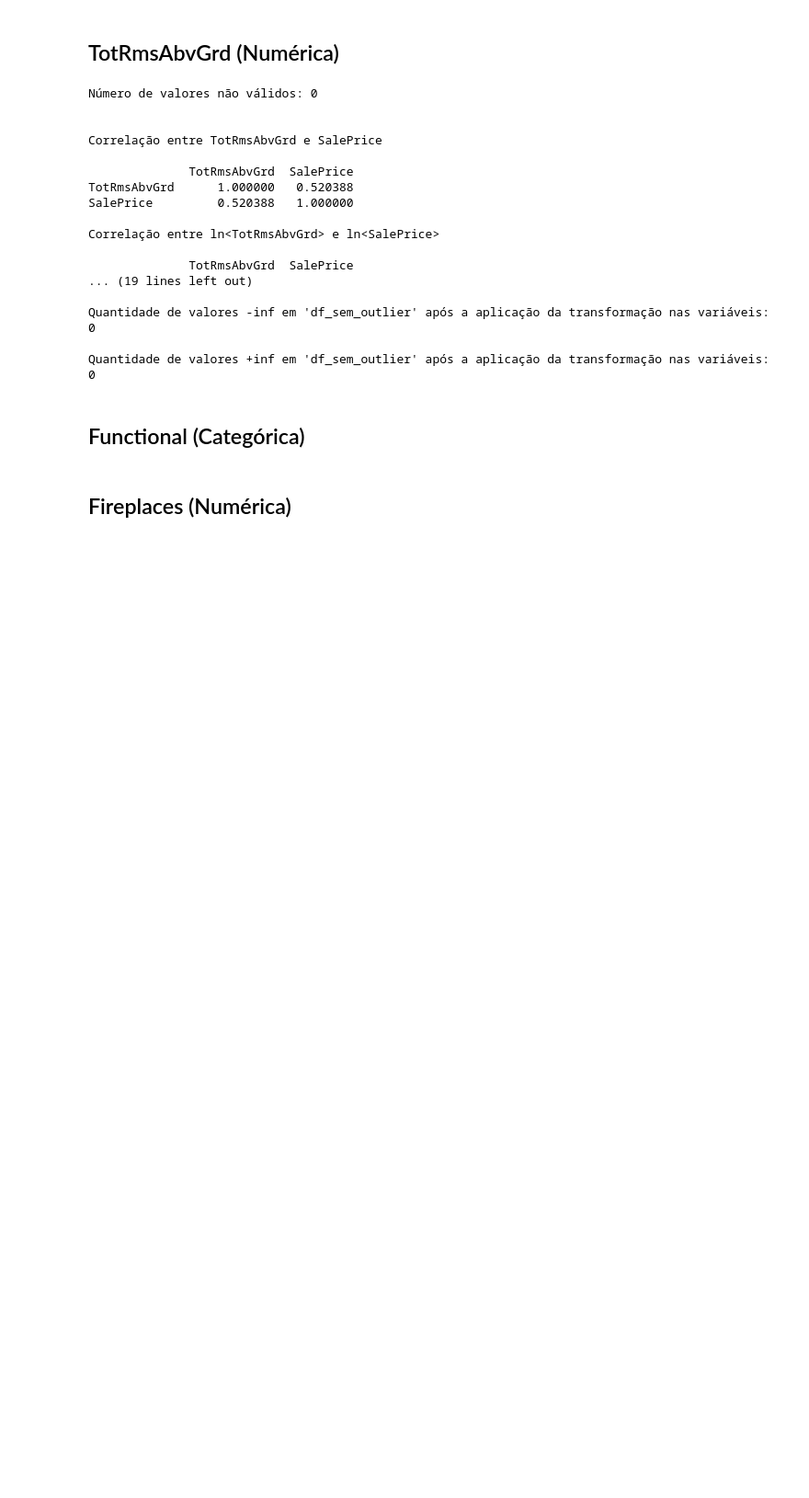
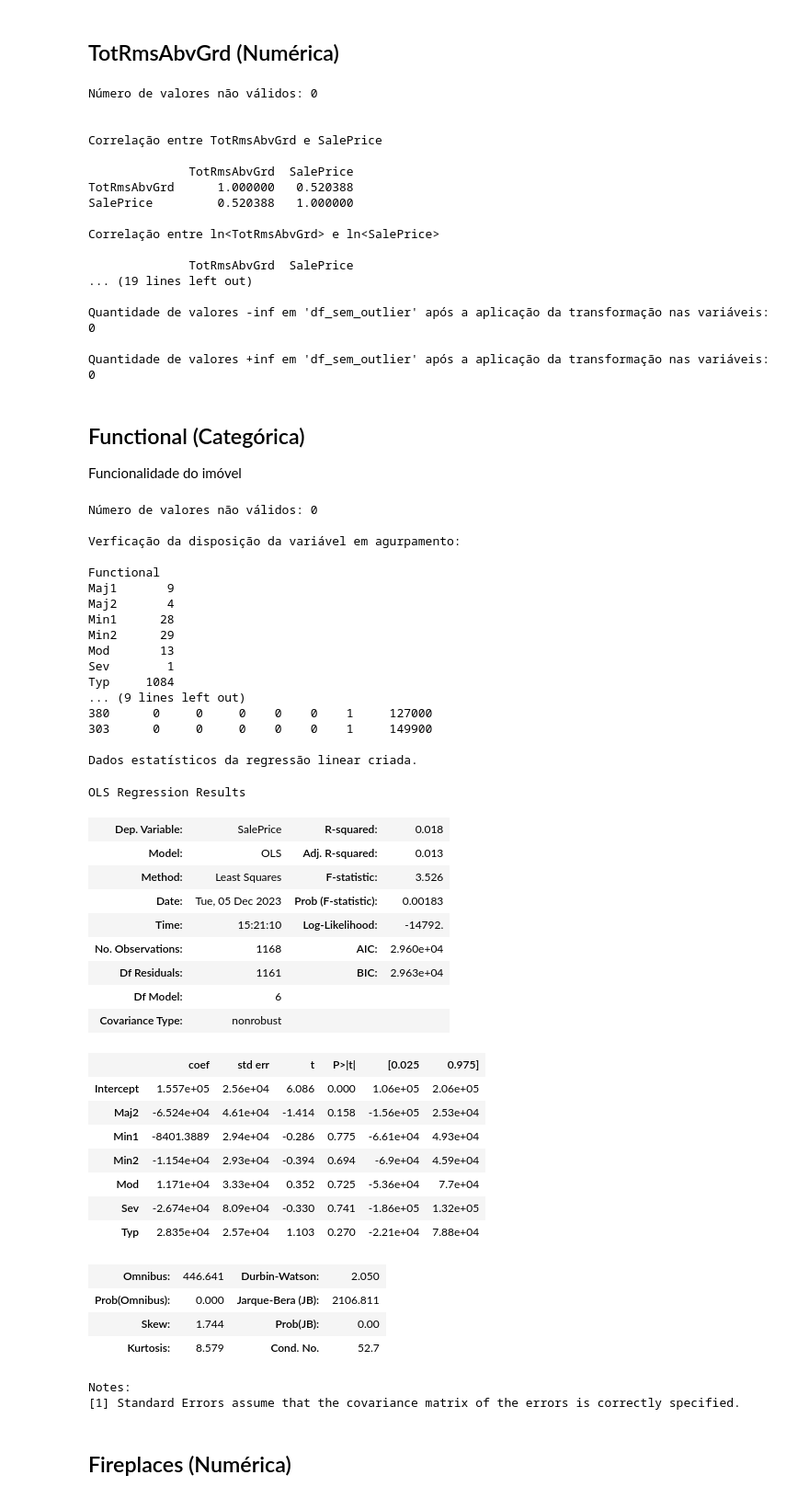
Before and after one commit to JohnDaytonCC/HousePricesPrediction, a Jupyter notebook: Notebook - House Prices Predition.ipynb, the cells around one changed output. Shown at 92% size. Drawn from its saved outputs; the diff is of its cells as text; code cells hidden in the pictures; blank space fills up the shorter version.

Commit message:
Continuação do processo de transformação das variáveis categóricas para variáveis dicotômicas. Até a variável Fence

```diff
--- a/Notebook - House Prices Predition.ipynb
+++ b/Notebook - House Prices Predition.ipynb
@@ -3239,6 +4195,82 @@ Quantidade de valores -inf em 'df_sem_outlier' após a aplicação da transforma
 Quantidade de valores +inf em 'df_sem_outlier' após a aplicação da transformação nas variáveis: 0
 # %% [markdown]
 ## Functional (Categórica)
+
+Funcionalidade do imóvel
+# %%
+nome_feature = 'Functional'
+
+# Verificação de valores nulos na variável
+print(f'Número de valores não válidos: {dados_treino[nome_feature].isnull().sum()}\n')
+
+# Estatística univariádas pela variável
+print('Verficação da disposição da variável em agurpamento:\n')
+agrupado = dados_treino.groupby([nome_feature]).size()
+print(agrupado)
+
+# Cópia dos valores que serão manipulados para que os valores originais são sejam alterados.
+df_dummies_auxiliar_1 = dados_treino[nome_feature].copy()
+
+# Conversão da variável categórica em dicotômica com a exclusão da primeira variável dicotômica.
+df_dummies_auxiliar = pd.get_dummies(df_dummies_auxiliar_1, columns=[nome_feature], drop_first=True)
+
+# Inclusão da variável dependente ao data frame de variáveis dicotômicas.
+df_dummies_auxiliar[nome_target] = dados_treino[nome_target].copy()
+
+print(f'\nPrimeiros valores do Data Frame.\n')
+
+# Verificação do data frame.
+print(df_dummies_auxiliar.head(6))
+
+# Estimação do modelo de regressão linear múltipla com n-1 dummies
+modelo_dummies = sm.OLS.from_formula("SalePrice ~ Maj2 + Min1 + Min2 + Mod + Sev + Typ", df_dummies_auxiliar).fit()
+
+print(f'\nDados estatísticos da regressão linear criada.\n')
+
+# Verificação dos parâmetros do modelo.
+modelo_dummies.summary()
+# %% [output]
+Número de valores não válidos: 0
+
+Verficação da disposição da variável em agurpamento:
+
+Functional
+Maj1       9
+Maj2       4
+Min1      28
+Min2      29
+Mod       13
+Sev        1
+Typ     1084
+... (9 lines left out)
+380      0     0     0    0    0    1     127000
+303      0     0     0    0    0    1     149900
+
+Dados estatísticos da regressão linear criada.
+OLS Regression Results
+| Dep. Variable: | SalePrice | R-squared: | 0.018 |
+| Model: | OLS | Adj. R-squared: | 0.013 |
+| Method: | Least Squares | F-statistic: | 3.526 |
+| Date: | Tue, 05 Dec 2023 | Prob (F-statistic): | 0.00183 |
+| Time: | 15:21:10 | Log-Likelihood: | -14792. |
+| No. Observations: | 1168 | AIC: | 2.960e+04 |
+| Df Residuals: | 1161 | BIC: | 2.963e+04 |
+| Df Model: | 6 |  |  |
+| Covariance Type: | nonrobust |  |  |
+|  | coef | std err | t | P>|t| | [0.025 | 0.975] |
+| Intercept | 1.557e+05 | 2.56e+04 | 6.086 | 0.000 | 1.06e+05 | 2.06e+05 |
+| Maj2 | -6.524e+04 | 4.61e+04 | -1.414 | 0.158 | -1.56e+05 | 2.53e+04 |
+| Min1 | -8401.3889 | 2.94e+04 | -0.286 | 0.775 | -6.61e+04 | 4.93e+04 |
+| Min2 | -1.154e+04 | 2.93e+04 | -0.394 | 0.694 | -6.9e+04 | 4.59e+04 |
+| Mod | 1.171e+04 | 3.33e+04 | 0.352 | 0.725 | -5.36e+04 | 7.7e+04 |
+| Sev | -2.674e+04 | 8.09e+04 | -0.330 | 0.741 | -1.86e+05 | 1.32e+05 |
+| Typ | 2.835e+04 | 2.57e+04 | 1.103 | 0.270 | -2.21e+04 | 7.88e+04 |
+| Omnibus: | 446.641 | Durbin-Watson: | 2.050 |
+| Prob(Omnibus): | 0.000 | Jarque-Bera (JB): | 2106.811 |
+| Skew: | 1.744 | Prob(JB): | 0.00 |
+| Kurtosis: | 8.579 | Cond. No. | 52.7 |
+Notes:
+[1] Standard Errors assume that the covariance matrix of the errors is correctly specified.
 # %% [markdown]
 ## Fireplaces (Numérica)
 # %%
```
Also changed, not shown: parts of 74 cells of this notebook.
